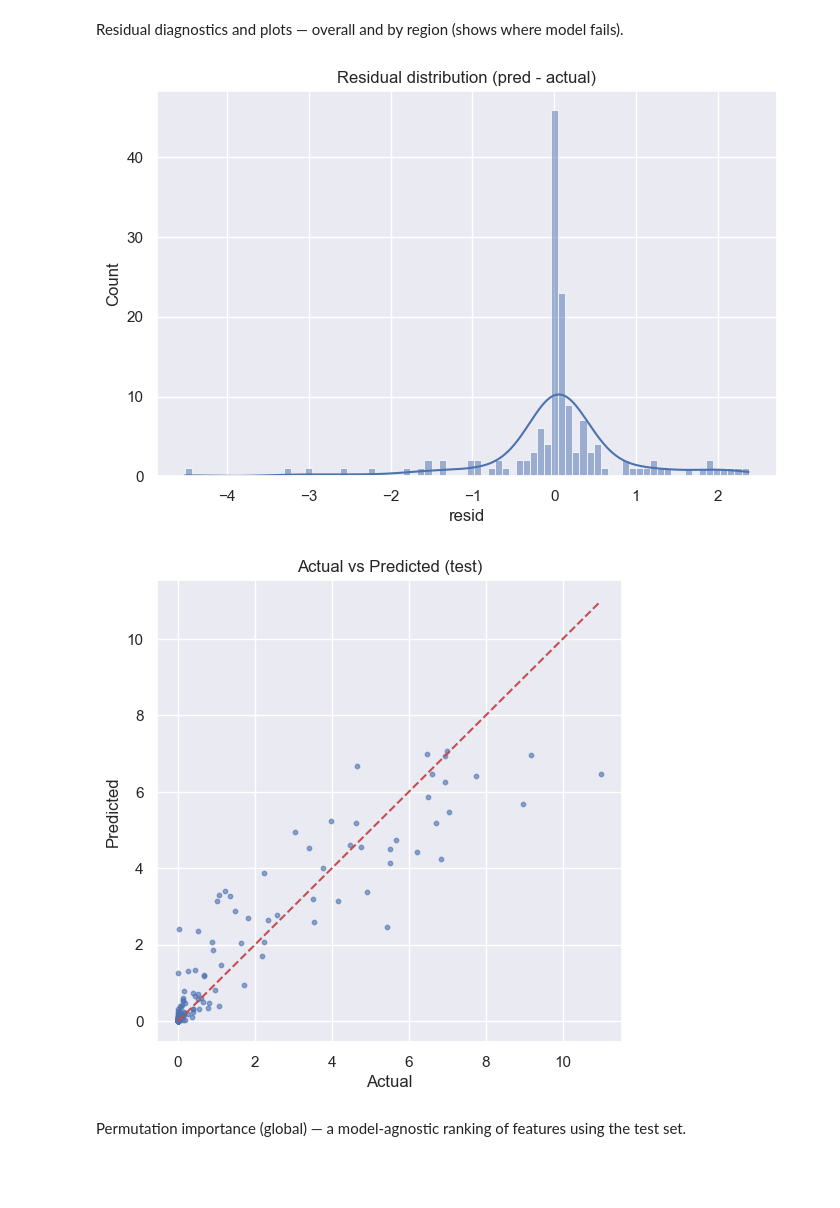
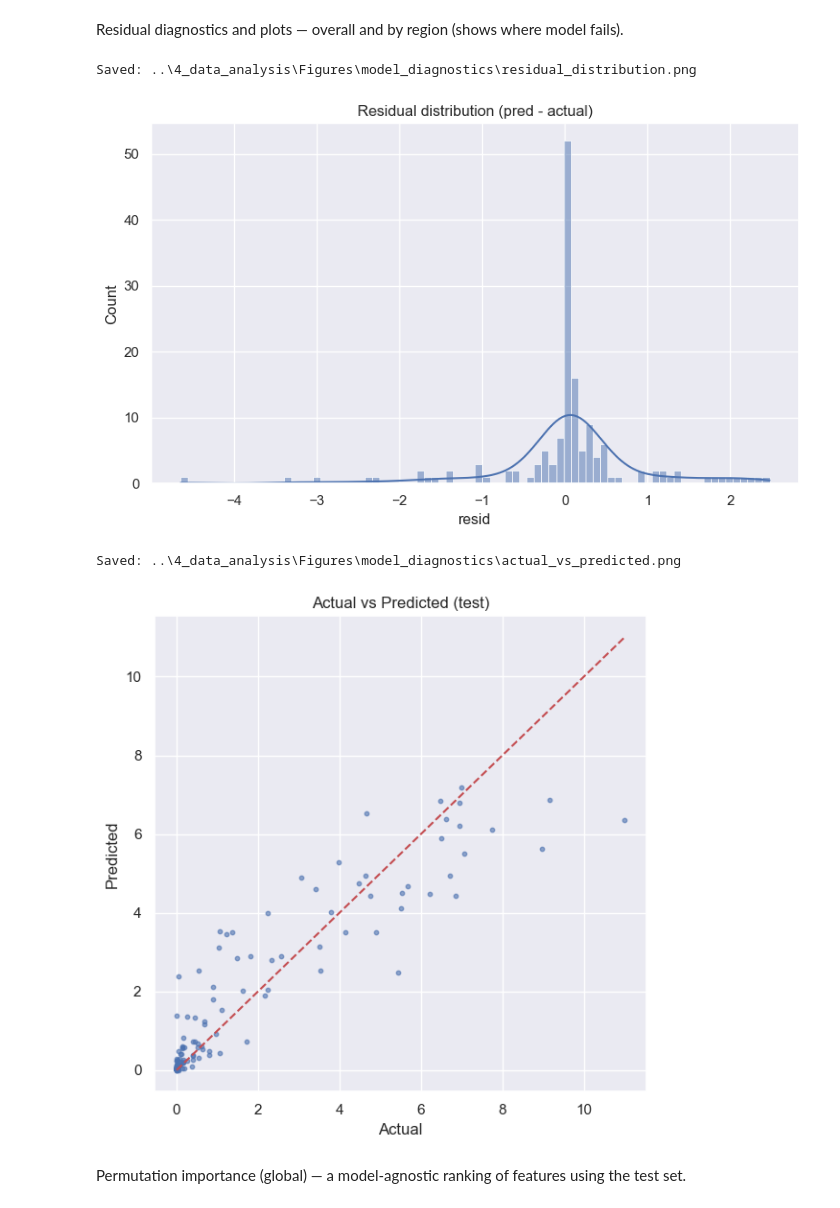
Before and after one commit to Mohamedmxz/MIT-ELO2-, a Jupyter notebook: 4_data_analysis/5_diagnostics_and_interpretability.ipynb, the cells around one changed output. Drawn from its saved outputs; the diff is of its cells as text; code cells hidden in the pictures; blank space fills up the shorter version.

Commit message:
finish first part of analysis

```diff
--- a/4_data_analysis/5_diagnostics_and_interpretability.ipynb
+++ b/4_data_analysis/5_diagnostics_and_interpretability.ipynb
@@ -13,7 +15,6 @@ Notes:
 # Imports & paths
 import os
 import json
-import joblib
 import numpy as np
 import pandas as pd
 import matplotlib.pyplot as plt
@@ -27,17 +28,25 @@ sns.set()
 fe_path = os.path.join('..','4_data_analysis','model_datasets','model_ready_dataset_fe.csv')
 params_path = os.path.join('..','4_data_analysis','model_datasets','best_params.json')
 out_dir = os.path.join('..','4_data_analysis','model_datasets')
+fig_dir = os.path.join('..','4_data_analysis','Figures','model_diagnostics')
 os.makedirs(out_dir, exist_ok=True)
+os.makedirs(fig_dir, exist_ok=True)
 
 if not os.path.exists(fe_path):
-    raise FileNotFoundError(f'FE dataset not found at {fe_path}. Run Notebook 3 first.')
+    raise FileNotFoundError(f'FE dataset not found at {fe_path}. Run Notebook 3/4 first.')
 df = pd.read_csv(fe_path)
 print('Loaded FE data shape:', df.shape)
 
 best_params = {}
 if os.path.exists(params_path):
-    with open(params_path) as f:
-        best_params = json.load(f)
+    try:
+        with open(params_path) as f:
+            best_params = json.load(f)
+    except Exception as e:
+        print('Could not load best_params.json:', e)
+        best_params = {}
+else:
+    print('best_params.json not found; falling back to defaults')
 
 print('Loaded best params keys:', list(best_params.keys()))
 # %% [output]
@@ -81,7 +70,7 @@ West       408
 dtype: int64
 # %%
 # Train/test split: last N months per region (same as Notebook 3)
-def train_test_time_split(df, group_col='REGION', time_col='Time', test_periods=24):
+def train_test_time_split(df, group_col='REGION', time_col='Time', test_periods=30):
     train_parts, test_parts = [], []
     for name, g in df.groupby(group_col):
         g_sorted = g.sort_values(time_col).reset_index(drop=True)
@@ -101,22 +90,24 @@ Select model + features and target variant to analyze.
 We'll default to RandomForest with saved best params if available, otherwise train a small RF with defaults as a fallback.
 # %%
 target = 'Rainfall'
-features = [c for c in df.columns if c not in ['REGION','YEAR','Month','Month_Num','Rainfall','Temperature','Time']]
+# build feature list: keep time/month features and engineered lags/rolls
+exclude = ['REGION','YEAR','Month','Month_Num','Rainfall','Temperature','Time']
+features = [c for c in df.columns if c not in exclude]
 features = ['YEAR','Time','Month_sin','Month_cos'] + [c for c in features if ('lag' in c or '_roll' in c)]
 features = [c for c in features if c in train_df.columns]
 print('Number of features used:', len(features))
 
 # choose params
-rf_params = best_params.get('rf_raw') or best_params.get('rf_log1p') or {'n_estimators':200, 'max_depth':10}
+rf_params = best_params.get('rf_raw') or best_params.get('rf_log1p') or {'n_estimators':200, 'max_depth':10, 'max_features':0.5}
 print('RF params used:', rf_params)
 
-# train RF on training set
+# train RF on training set (safe defaults if keys missing)
 X_tr = train_df[features]
 y_tr = train_df[target]
 X_te = test_df[features]
 y_te = test_df[target]
 
-rf = RandomForestRegressor(n_jobs=-1, **{k:v for k,v in rf_params.items() if k in ['n_estimators','max_depth','max_features']})
+rf = RandomForestRegressor(n_jobs=-1, random_state=42, **{k:v for k,v in rf_params.items() if k in ['n_estimators','max_depth','max_features']})
 rf.fit(X_tr, y_tr)
 pred = rf.predict(X_te)
 # Postprocess (clip negatives) — rainfall cannot be negative
@@ -156,21 +147,31 @@ Residual diagnostics and plots — overall and by region (shows where model fail
 # %%
 test_df['resid'] = test_df['pred'] - test_df[target]
 
 plt.figure(figsize=(8,5))
 sns.histplot(test_df['resid'], bins=80, kde=True)
 plt.title('Residual distribution (pred - actual)')
+plt.tight_layout()
+fn = os.path.join(fig_dir, 'residual_distribution.png')
+plt.savefig(fn)
+print('Saved:', fn)
 plt.show()
 
 plt.figure(figsize=(6,6))
 plt.scatter(test_df[target], test_df['pred'], alpha=0.6, s=10)
 plt.plot([test_df[target].min(), test_df[target].max()], [test_df[target].min(), test_df[target].max()], 'r--')
 plt.xlabel('Actual')
 plt.ylabel('Predicted')
 plt.title('Actual vs Predicted (test)')
+plt.tight_layout()
+fn = os.path.join(fig_dir, 'actual_vs_predicted.png')
+plt.savefig(fn)
+print('Saved:', fn)
 plt.show()
 # %% [output]
+Saved: ..\4_data_analysis\Figures\model_diagnostics\residual_distribution.png
-[figure, old version]
+[figure, new version]
+Saved: ..\4_data_analysis\Figures\model_diagnostics\actual_vs_predicted.png
-[figure, old version]
+[figure, new version]
 # %% [markdown]
 Permutation importance (global) — a model-agnostic ranking of features using the test set.
 # %%
```
Also changed, not shown: parts of 8 cells of this notebook, 17 other files.
